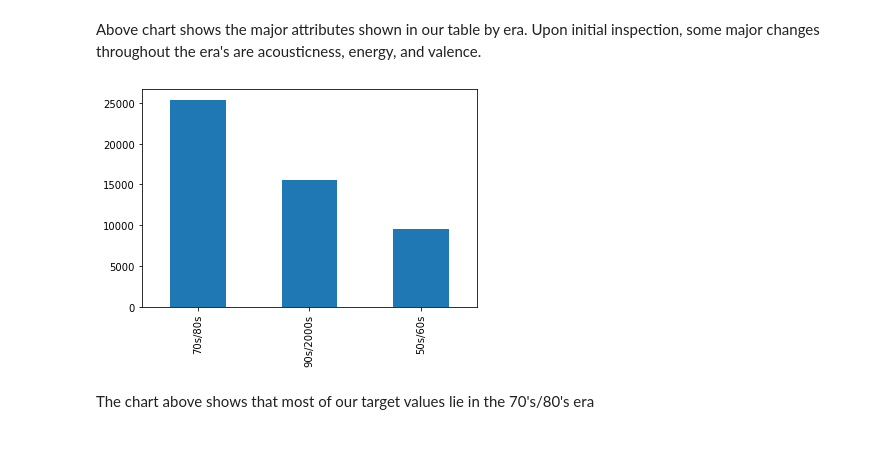
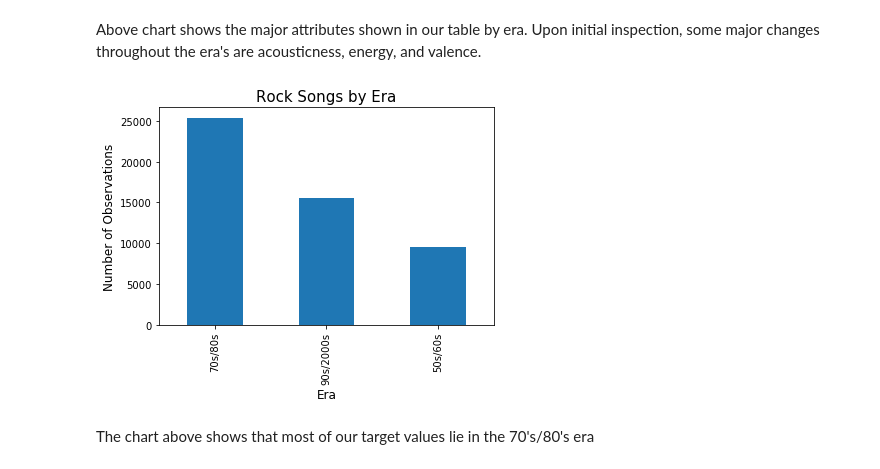
Before and after one commit to khyateed/song-classification-project, a Jupyter notebook: modeling_process.ipynb, the cells around one changed output. Saved outputs shown, nothing was run; the diff lists cells and outputs as text; code cells hidden in the pictures.

```diff
--- a/modeling_process.ipynb
+++ b/modeling_process.ipynb
@@ -156,10 +204,13 @@ ax.set_yticklabels(fontsize=14, labels=[0, .1, .2, .3, .4, .5, .6, .7, .8, .9, 1
 [figure]
 # %% [markdown]
 Above chart shows the major attributes shown in our table by era. Upon initial inspection, some major changes throughout the era's are acousticness, energy, and valence.
-# %%
-rock_df['era'].value_counts().plot(kind='bar');
-# %% [output]
-[figure, removed]
+# %%
+chart =rock_df['era'].value_counts().plot(kind='bar');
+chart.set_title('Rock Songs by Era', fontsize=15);
+chart.set_ylabel('Number of Observations', fontsize=12);
+chart.set_xlabel('Era', fontsize=12);
+# %% [output]
+[figure, added]
 # %% [markdown]
 The chart above shows that most of our target values lie in the 70's/80's era
 # %% [markdown]
```
Also changed, not shown: parts of 77 cells of this notebook.
